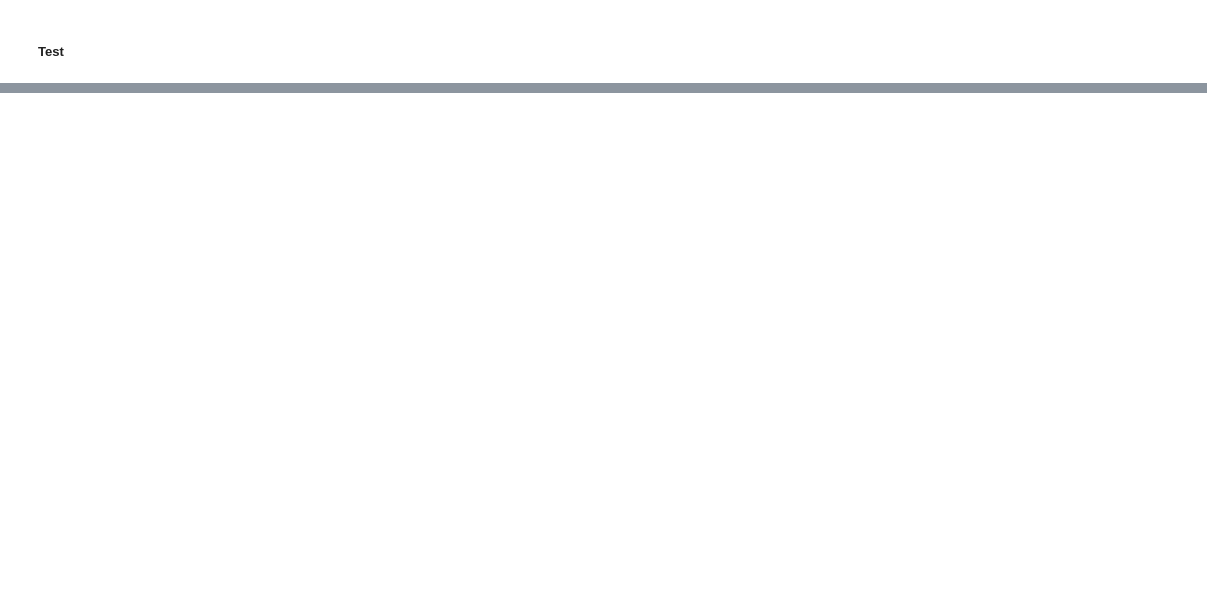
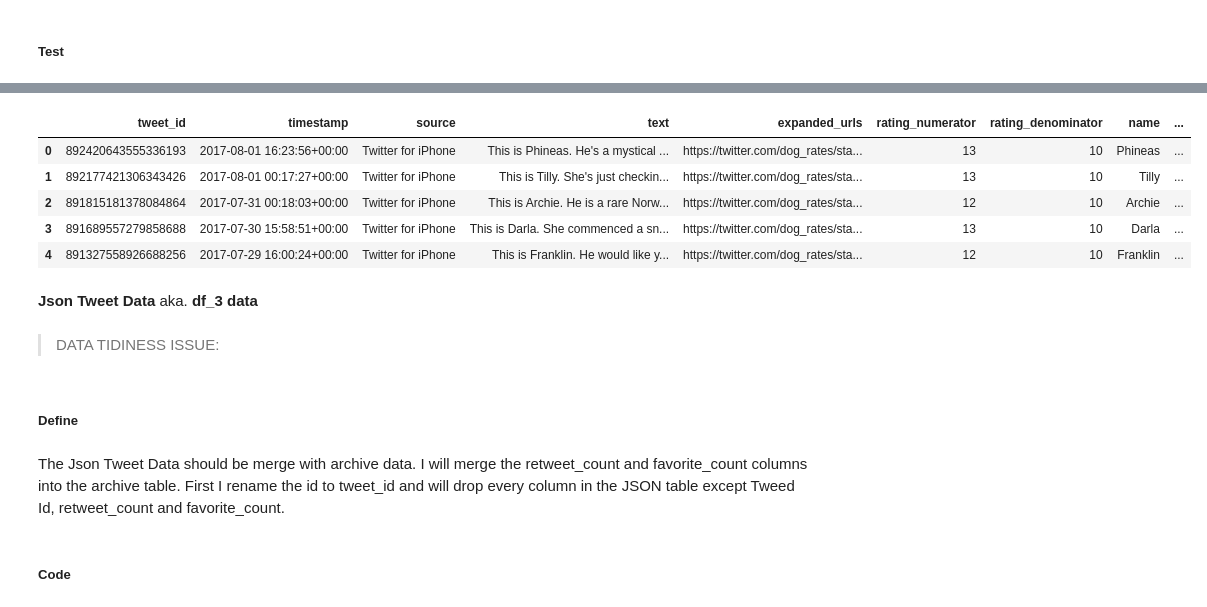
Before and after one commit to isaphu/Data-Wrangling-WeRateDog, a Jupyter notebook: wrangle_act.ipynb, the cells around one changed output, grey strips where cells are left out. Saved outputs shown, nothing was run; the diff lists cells and outputs as text; code cells hidden in the pictures; blank space fills up the shorter version.

```diff
--- a/wrangle_act.ipynb
+++ b/wrangle_act.ipynb
@@ -932,0 +1072,31 @@ memory usage: 291.4+ KB
+# %%
+# setup the conditions for selection
+conditions = [(df_2_clean['p1_dog'] == True),
+              (df_2_clean['p2_dog'] == True),
+              (df_2_clean['p3_dog'] == True)]
+
+# set the choice order based on the selection conditions for predicted breed
+choices_breed = [df_2_clean['p1'],
+                 df_2_clean['p2'],
+                 df_2_clean['p3']]
+
+# set the choice order for confidence level based on the selection conditions
+choices_confidence = [df_2_clean['p1_conf'],
+                      df_2_clean['p2_conf'],
+                      df_2_clean['p3_conf']]
+
+# select the predicted breed based on the first successful condition
+df_2_clean['breed'] = np.select(conditions, choices_breed, default = 'none')
+
+# select the predicted confidence level based on the first successful condition
+df_2_clean['confidence'] = np.select(conditions, choices_confidence, default = 0)
+# %%
+# merge the breed and confidence columns to archive
+mask_cols = ['tweet_id', 'breed', 'confidence']
+df_1_clean = pd.merge(df_1_clean, df_2_clean[mask_cols], on = 'tweet_id', how = 'inner')
+
+# change data type for the confidence interval to a rounded, whole integer (%)
+df_1_clean.confidence = (df_1_clean.confidence * 100).astype(int)
+
+# after the two columns are merged, we can drop them from the 'predictions' table
+df_2_clean.drop(['breed', 'confidence'], axis = 1, inplace = True)
@@ -932,0 +1140,19 @@ memory usage: 291.4+ KB
+# %%
+df_1_clean.head()
+# %% [output]
+|  | tweet_id | timestamp | source | text | expanded_urls | rating_numerator | rating_denominator | name | ... |
+| 0 | 892420643555336193 | 2017-08-01 16:23:56+00:00 | Twitter for iPhone | This is Phineas. He's a mystical ... | https://twitter.com/dog_rates/sta... | 13 | 10 | Phineas | ... |
+| 1 | 892177421306343426 | 2017-08-01 00:17:27+00:00 | Twitter for iPhone | This is Tilly. She's just checkin... | https://twitter.com/dog_rates/sta... | 13 | 10 | Tilly | ... |
+| 2 | 891815181378084864 | 2017-07-31 00:18:03+00:00 | Twitter for iPhone | This is Archie. He is a rare Norw... | https://twitter.com/dog_rates/sta... | 12 | 10 | Archie | ... |
+| 3 | 891689557279858688 | 2017-07-30 15:58:51+00:00 | Twitter for iPhone | This is Darla. She commenced a sn... | https://twitter.com/dog_rates/sta... | 13 | 10 | Darla | ... |
+| 4 | 891327558926688256 | 2017-07-29 16:00:24+00:00 | Twitter for iPhone | This is Franklin. He would like y... | https://twitter.com/dog_rates/sta... | 12 | 10 | Franklin | ... |
+# %% [markdown]
+<strong>Json Tweet Data</strong> aka. <strong>df_3 data</strong>
+# %% [markdown]
+> DATA TIDINESS ISSUE:
+# %% [markdown]
+##### Define
+# %% [markdown]
+The Json Tweet Data should be merge with archive data. I will merge the retweet_count and favorite_count columns into the archive table. First I rename the id to tweet_id and will drop every column in the JSON table except Tweed Id, retweet_count and favorite_count.
+# %% [markdown]
+##### Code
```
Also changed, not shown: parts of 28 cells of this notebook.
